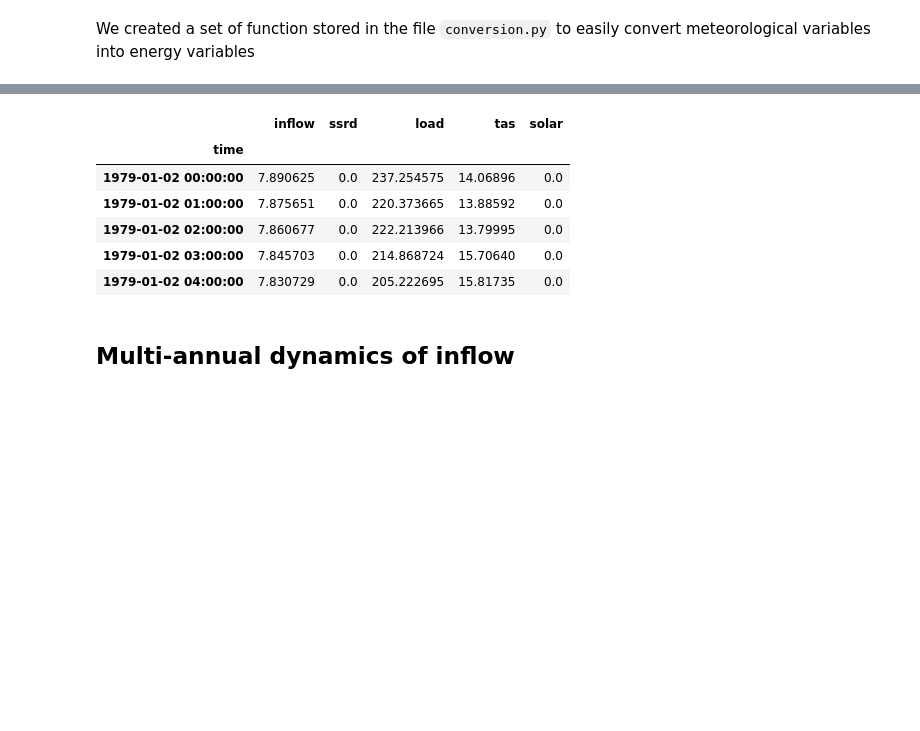
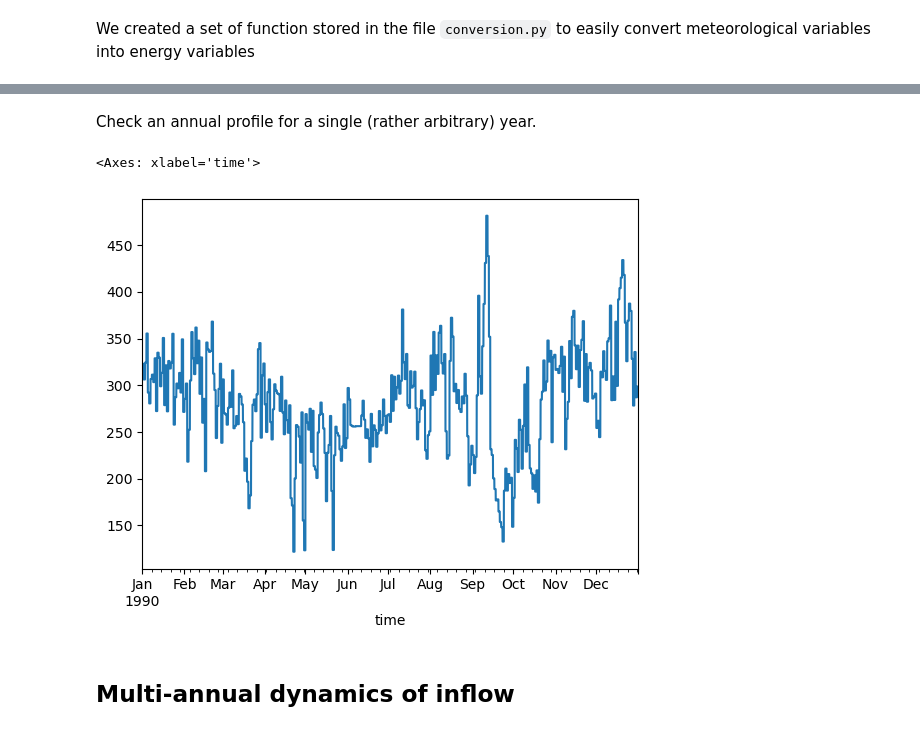
Before and after one commit to matteodefelice/energy-climate-cookbook, a Jupyter notebook: notebooks/2026.micro_grid_hydro.ipynb, the cells around one changed output, grey strips where cells are left out. Drawn from its saved outputs; the diff is of its cells as text; code cells hidden in the pictures; blank space fills up the shorter version.

```diff
--- a/notebooks/2026.micro_grid_hydro.ipynb
+++ b/notebooks/2026.micro_grid_hydro.ipynb
@@ -64,12 +117,15 @@ plt.show()
-# %%
-inputs_full_df.head(5)
-# %% [output]
-|  | inflow | ssrd | load | tas | solar |
-| time |  |  |  |  |  |
-| 1979-01-02 00:00:00 | 7.890625 | 0.0 | 237.254575 | 14.06896 | 0.0 |
-| 1979-01-02 01:00:00 | 7.875651 | 0.0 | 220.373665 | 13.88592 | 0.0 |
-| 1979-01-02 02:00:00 | 7.860677 | 0.0 | 222.213966 | 13.79995 | 0.0 |
-| 1979-01-02 03:00:00 | 7.845703 | 0.0 | 214.868724 | 15.70640 | 0.0 |
-| 1979-01-02 04:00:00 | 7.830729 | 0.0 | 205.222695 | 15.81735 | 0.0 |
+# %% [markdown]
+Check an annual profile for a single (rather arbitrary) year.
+# %%
+year_to_zoom_in = 1990
+(
+    inputs_full_df[inputs_full_df["load"].index.year == year_to_zoom_in]["load"]
+    .groupby(inputs_full_df.index[inputs_full_df["load"].index.year == year_to_zoom_in].to_period("D"))
+    .transform("mean")
+    .plot()
+)
+# %% [output]
+<Axes: xlabel='time'>
+[figure, added]
 # %% [markdown]
 ## Multi-annual dynamics of inflow
```
Also changed, not shown: parts of 197 cells of this notebook.
